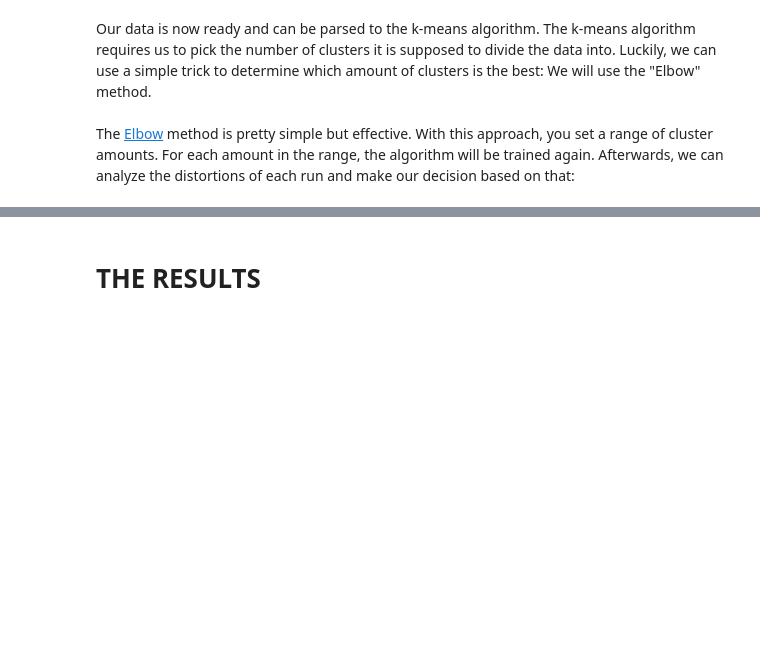
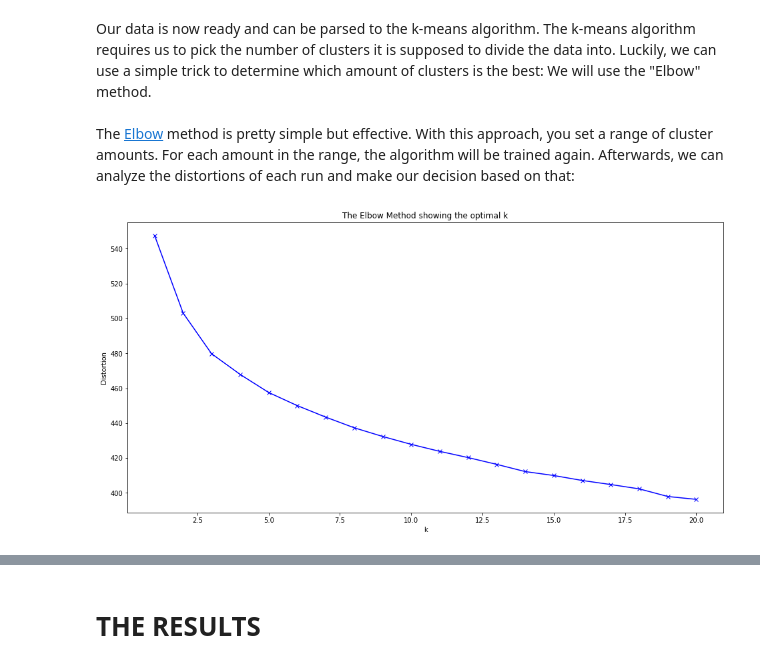
Before and after one commit to Mauricebuettgenbach/battle_of_the_neighborhoods, a Jupyter notebook: THE_BATTLE_OF_NEIHBORHOODS.ipynb, the cells around one changed output, grey strips where cells are left out. Saved outputs shown, nothing was run; the diff lists cells and outputs as text; code cells hidden in the pictures; blank space fills up the shorter version.

```diff
--- a/THE_BATTLE_OF_NEIHBORHOODS.ipynb
+++ b/THE_BATTLE_OF_NEIHBORHOODS.ipynb
@@ -1148,27 +1123,29 @@ The [Elbow](https://predictivehacks.com/k-means-elbow-method-code-for-python/) m
 # %%
 # Importing libraries
 import matplotlib.pyplot as plt
 from sklearn.cluster import KMeans
 
 # Drop first row to avoid errors
 catchment_areas_onehot_grouped_clustering = catchment_areas_onehot_grouped.drop('CATCHMENT_ID', 1)
 
 # Create variable
 distortions = []
 
 # Set range
-K = range(1,51)
+K = range(1,21)
 
 # Run algorithm on range
 for k in tqdm(K):
     kmeanModel = KMeans(n_clusters=k)
-    kmeanModel.fit(venues_onehot_grouped_clustering)
+    kmeanModel.fit(catchment_areas_onehot_grouped_clustering)
     distortions.append(kmeanModel.inertia_)
 
 # Viz
 plt.figure(figsize=(16,8))
 plt.plot(K, distortions, 'bx-')
 plt.xlabel('k')
 plt.ylabel('Distortion')
 plt.title('The Elbow Method showing the optimal k')
 plt.show()
+# %% [output]
+[figure, added]
```
Also changed, not shown: parts of 12 cells of this notebook.
